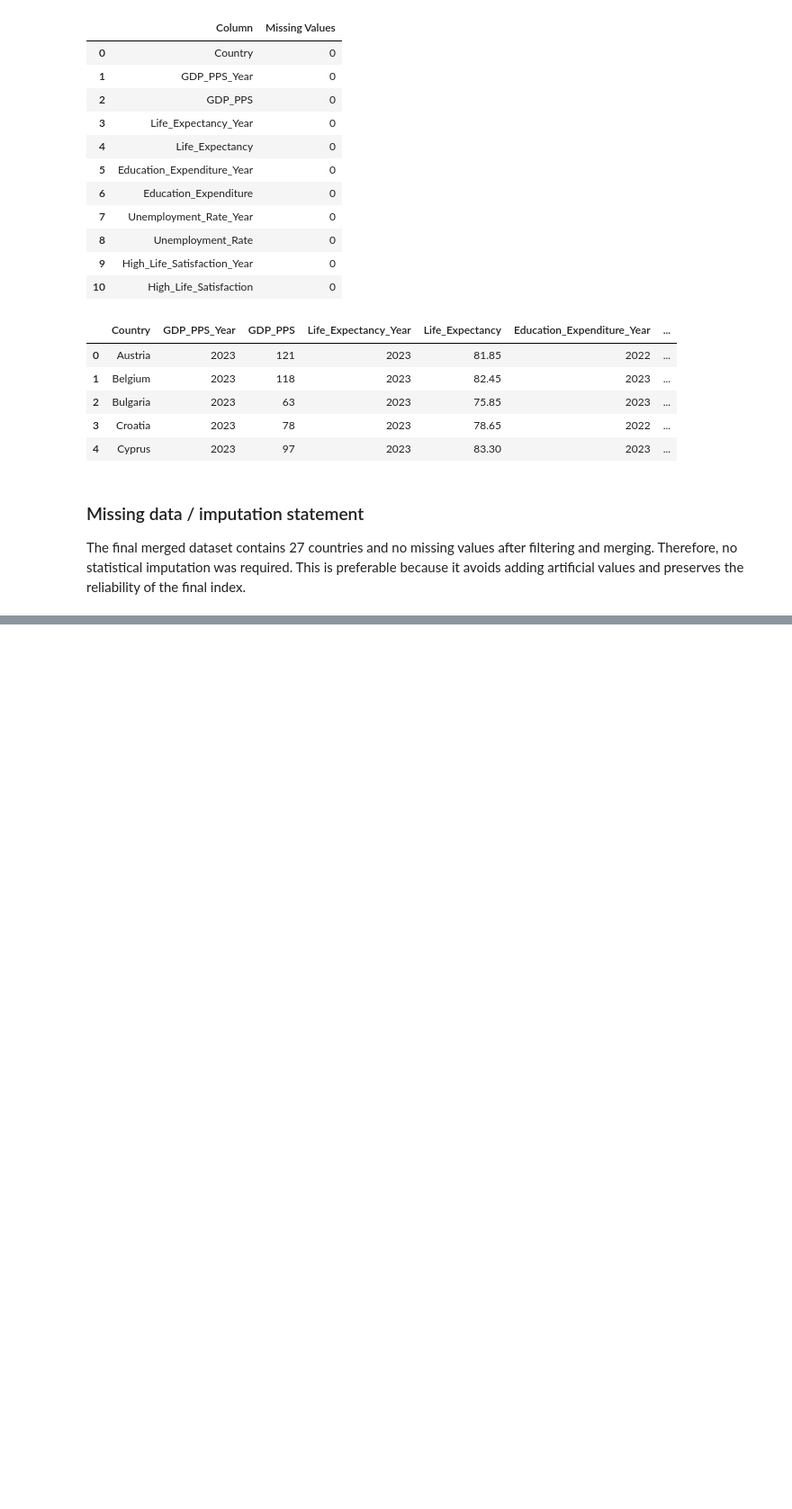
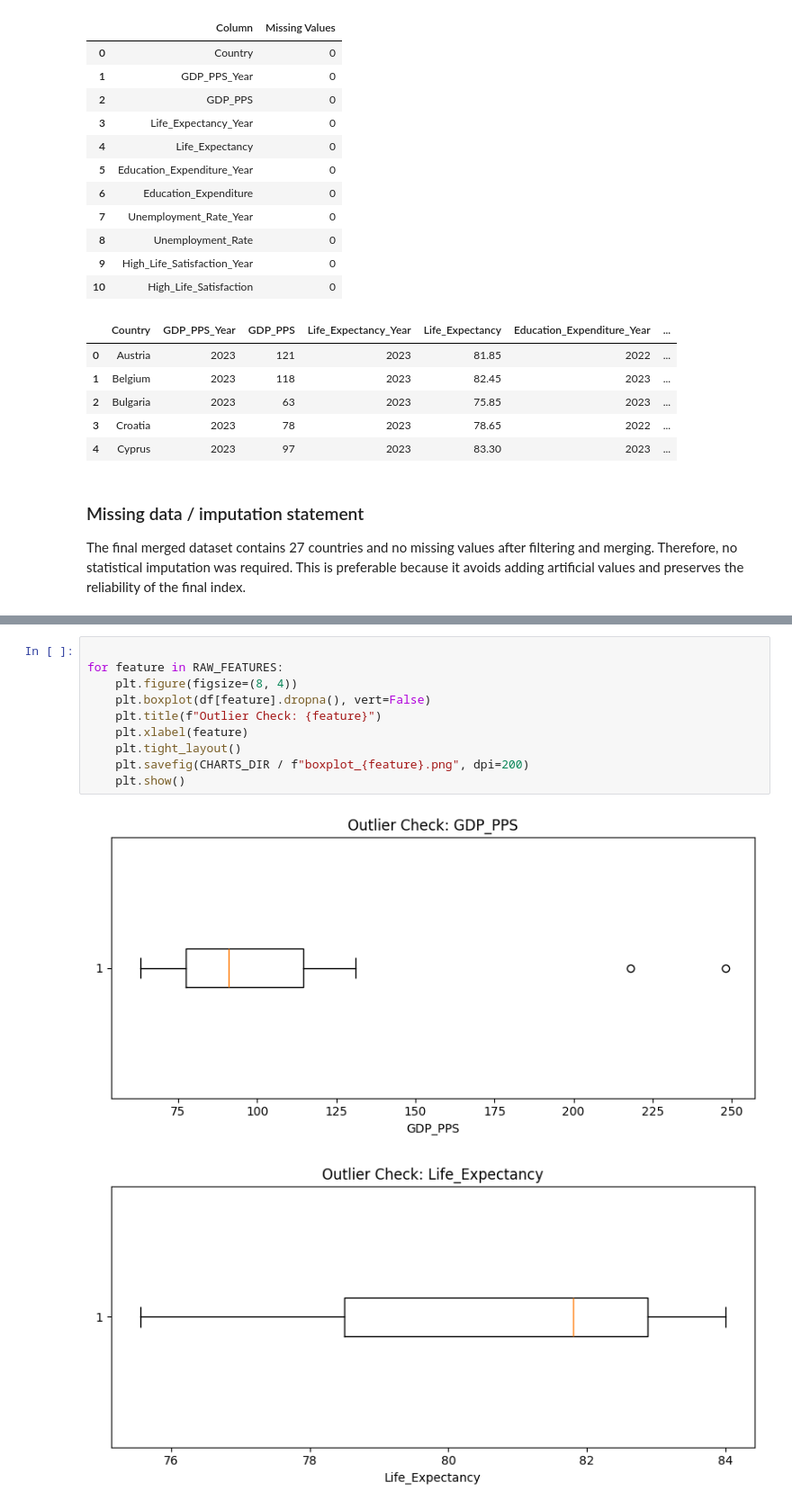
Before and after one commit to MohamedAshik14-blip/DAV-CA1, a Jupyter notebook: code/EU Quality of Life Index_Notebook.ipynb, the cells around one changed output, grey strips where cells are left out. Shown at 90% size. Saved outputs shown, nothing was run; the diff lists cells and outputs as text; blank space fills up the shorter version.

```diff
--- a/code/EU Quality of Life Index_Notebook.ipynb
+++ b/code/EU Quality of Life Index_Notebook.ipynb
@@ -257,0 +285,13 @@ The final merged dataset contains 27 countries and no missing values after filte
+# %%
+
+for feature in RAW_FEATURES:
+    plt.figure(figsize=(8, 4))
+    plt.boxplot(df[feature].dropna(), vert=False)
+    plt.title(f"Outlier Check: {feature}")
+    plt.xlabel(feature)
+    plt.tight_layout()
+    plt.savefig(CHARTS_DIR / f"boxplot_{feature}.png", dpi=200)
+    plt.show()
+# %% [output]
+[figure, added]
+[figure, added]
```
Also changed, not shown: parts of 4 cells of this notebook, 7 other files.
